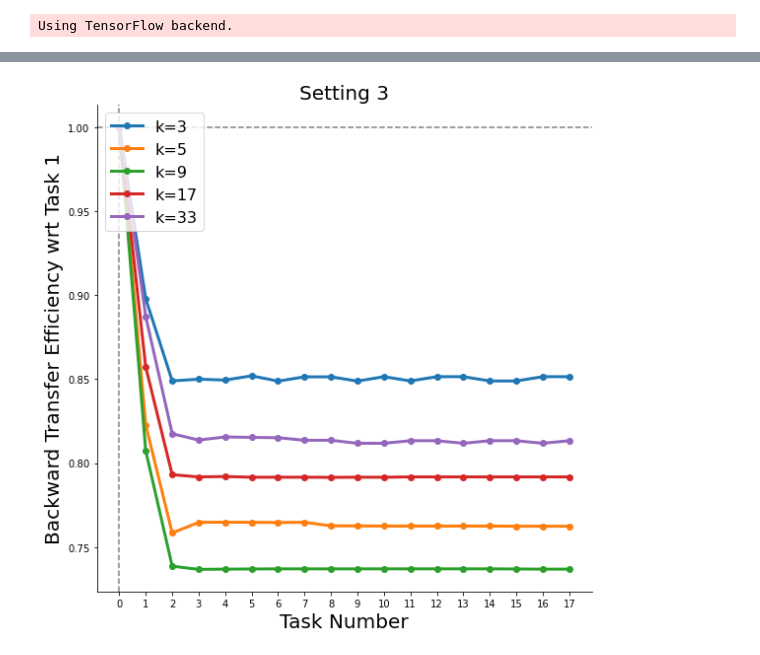
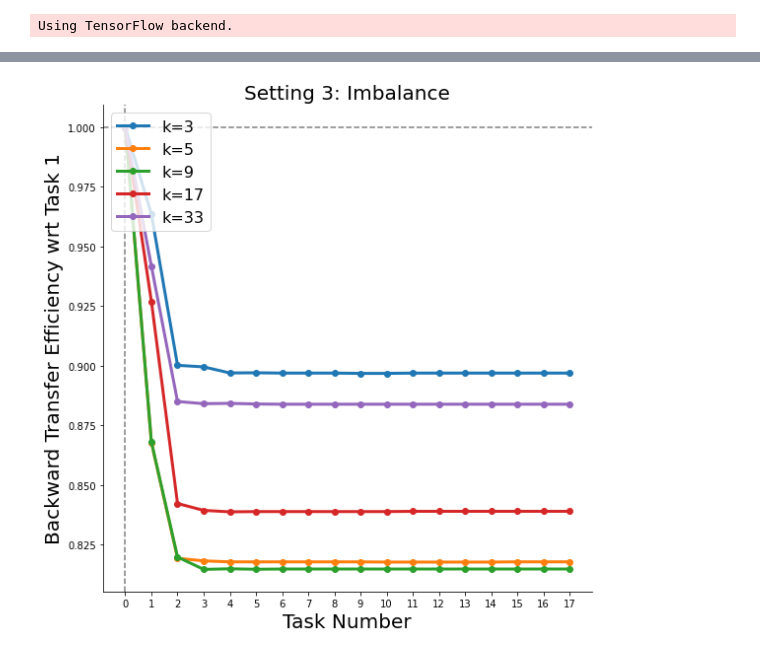
Before and after one commit to latasianguy/progressive-learning, a Jupyter notebook: benchmarks/parity_experiment/KNNClassificationDeciderExperiments/experiment-moving_adversarial_backwards_KNN.ipynb, the cells around one changed output, grey strips where cells are left out. Cells and saved outputs as stored; diff of their text form; code cells hidden in the pictures.

Commit message:
update simple experiments with KNNClassificationDecider

```diff
--- a/benchmarks/parity_experiment/KNNClassificationDeciderExperiments/experiment-moving_adversarial_backwards_KNN.ipynb
+++ b/benchmarks/parity_experiment/KNNClassificationDeciderExperiments/experiment-moving_adversarial_backwards_KNN.ipynb
@@ -49,5 +63,5 @@ Text(0.5, 1.0, 'Gaussian XOR')
 # %%
-def experiment_BTE(samples_task_1, samples_task_2, n_test, n_trees, max_depth, corr,
+def experiment_BTE_imbalance(samples_task_1, samples_task_2, n_test, n_trees, max_depth, corr,
                    means_1, means_2,k_neighbors, acorn=None):
 
     # See if the sample sizes for both training sets are given.
@@ -66,42 +80,28 @@ def experiment_BTE(samples_task_1, samples_task_2, n_test, n_trees, max_depth, c
     default_decider_kwargs = {"classes" : np.arange(2), "k": k_neighbors}
 
     # Initialize the progressive learner using the transformer, voter and decider classes.
-    progressive_learner = LifelongClassificationForest(default_max_depth = max_depth)
-    progressive_learner.pl_.default_decider_class = default_decider_class
-    progressive_learner.pl_.default_decider_kwargs = default_decider_kwargs
+    LCF = LifelongClassificationForest(default_max_depth = max_depth)
+    LCF.pl_.default_decider_class = default_decider_class
+    LCF.pl_.default_decider_kwargs = default_decider_kwargs
 
     # Create the datasets with the Gaussian mean for task 1.
-    X_task1, y_task1 = generate_gaussian_parity(samples_task_1)
-    indices = np.where((y_task1==0))[0]
-    to_replace = np.random.permutation(indices)[:int(indices.size * 0.9)]
-    X_task1 = np.delete(X_task1, to_replace, axis=0)
-    y_task1 = np.delete(y_task1, to_replace, axis=0)
+    _, _, X_task1, y_task1 = generate_gaussians_imbalance(samples_task_1)
     X_task1 = X_task1 - means_1
-
-    test_task1, test_label_task1 = generate_gaussian_parity(n_test)
-    indices = np.where((test_label_task1==0))[0]
-    to_replace = np.random.permutation(indices)[:int(indices.size * 0.9)]
-    test_task1 = np.delete(test_task1, to_replace, axis=0)
-    test_label_task1 = np.delete(test_label_task1, to_replace, axis=0)
+    _, _, test_task1, test_label_task1 = generate_gaussians_imbalance(n_test)
     test_task1 = test_task1 - means_1
 
     # Add a task for the task 1, predict the probabilities and add the MSE to the error array.
-    progressive_learner.add_task(X_task1, y_task1)
-    predicted_Z1 = progressive_learner.predict(test_task1, task_id=0)
+    LCF.add_task(X_task1, y_task1)
+    predicted_Z1 = LCF.predict(test_task1, task_id=0)
     errors[0] = np.mean(predicted_Z1 == test_label_task1)
 
     # Then, add the transformer trained on task 2, predict and add the MSE to the error array.
     for i in range(len(means_2)):
-        X_task2,y_task2 = generate_gaussian_parity(samples_task_2)
-        indices = np.where((y_task2==0))[0]
-        to_replace = np.random.permutation(indices)[:int(indices.size * 0.9)]
-        X_task2 = np.delete(X_task2, to_replace, axis=0)
-        y_task2 = np.delete(y_task2, to_replace, axis=0)
-
+        _, _, X_task2,y_task2 = generate_gaussians_imbalance(samples_task_2)
         X_task2 = X_task2 - means_2[i]
 
-        progressive_learner.add_transformer(X_task2, y_task2)
-        predicted_transformer_Z1 = progressive_learner.predict(test_task1, task_id=0)
+        LCF.add_transformer(X_task2, y_task2)
+        predicted_transformer_Z1 = LCF.predict(test_task1, task_id=0)
         errors[i+1] = np.mean(predicted_transformer_Z1 == test_label_task1)
 
     return errors
@@ -136,7 +136,7 @@ for i, n1 in enumerate(k_neighbors):
     # Create the error.
     error = np.array(
         Parallel(n_jobs=-1, verbose=1)(
-            delayed(experiment_BTE)(
+            delayed(experiment_BTE_imbalance)(
                 samples_task_1, samples_task_2, n_test, n_trees,
                 max_depth, corr, means_1[0], means_2, n1) for _ in range(mc_rep)
             )
@@ -168,28 +168,28 @@ for i, n1 in enumerate(k_neighbors):
 # %%
 # Create empty Euclidean distance.
 ran = np.arange((mean_bte).shape[1])
 labels = ['k=3','k=5','k=9','k=17','k=33']
 
 # Plot the BTEs
 fig, ax = plt.subplots(1, 1, figsize=(8, 8))
 ax.plot(ran, mean_bte[0], ls="-", lw=3, marker='o')
 ax.plot(ran, mean_bte[1], ls="-", lw=3, marker='o')
 ax.plot(ran, mean_bte[2], ls="-", lw=3, marker='o')
 ax.plot(ran, mean_bte[3], ls="-", lw=3, marker='o')
 ax.plot(ran, mean_bte[4], ls="-", lw=3, marker='o')
 
 ax.set_ylabel("Backward Transfer Efficiency wrt Task 1", fontsize=20)
 ax.legend(labels, loc="upper left", fontsize=16, frameon=True)
 ax.set_xlabel("Task Number", fontsize=20)
 ax.axvline(x=0, c="gray", linewidth=1.5, linestyle="dashed")
 ax.axhline(y=1, c="gray", linewidth=1.5, linestyle="dashed")
 ax.set_xticks(ran)
-ax.set_title('Setting 3', fontsize=20)
+ax.set_title('Setting 3: Imbalance', fontsize=20)
 
 right_side = ax.spines["right"]
 right_side.set_visible(False)
 top_side = ax.spines["top"]
 top_side.set_visible(False)
 plt.tight_layout()
 # %% [output]
-[figure, old version]
+[figure, new version]
```
Also changed, not shown: parts of 6 cells of this notebook, 1 other file.
